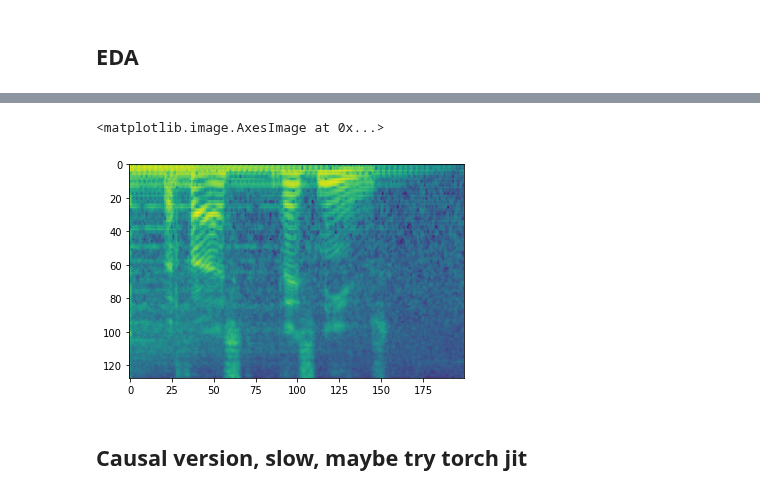
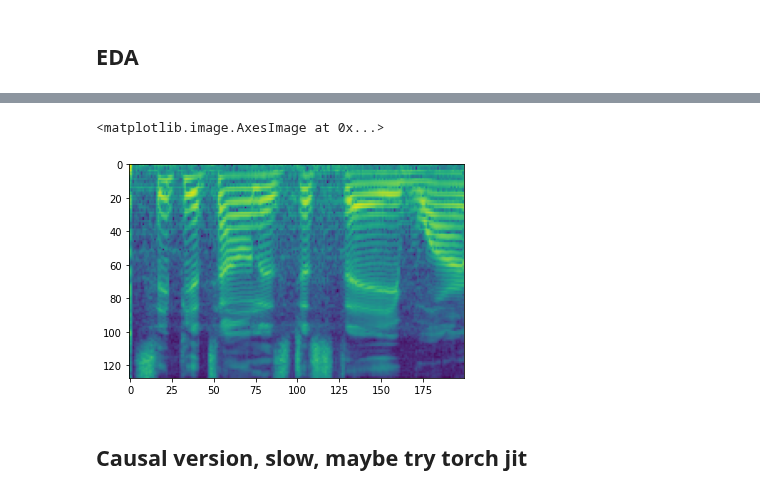
Before and after one commit to JunzheJosephZhu/Identifying-Speakers-in-Cocktail-Parties-with-E2E-Attention, a Jupyter notebook: Neural Networks.ipynb, the cells around one changed output, grey strips where cells are left out. Cells and saved outputs as stored; diff of their text form; code cells hidden in the pictures.

```diff
--- a/Neural Networks.ipynb
+++ b/Neural Networks.ipynb
@@ -113,35 +115,35 @@ class PairsDataSet(torch.utils.data.Dataset):
         return (seg1, seg2), label
     def make_spectrogram(self, segment):
         S = librosa.feature.melspectrogram(segment, n_mels = 128, n_fft = 512, hop_length = 161) # 32 ms window, 10 ms hop
         S_dB = librosa.power_to_db(S, ref=np.max).T[None, :, :] # add channel dimension
         S_dB = (S_dB+40)/40
         return(S_dB)
 trainset_cls = PairsDataSet()
 
 class TestSet(torch.utils.data.Dataset):
     def __init__(self):
         super().__init__()
-        self.pairs = pd.read_csv('testfiles/pairs.csv')
+        self.pairs = pd.read_csv('trainfiles/val-pairs.csv')
     def __len__(self):
         return len(self.pairs)
     def __getitem__(self, idx):
         pair = self.pairs.iloc[idx]
         seg1 = np.fromfile(pair['first_file'], dtype = np.int16)/(2**15)
         seg2 = np.fromfile(pair['second_file'], dtype = np.int16)/(2**15)
         seg1, seg2 = self.make_spectrogram(seg1), self.make_spectrogram(seg2)
         label = pair['label']
         return (seg1, seg2), label
     def make_spectrogram(self, segment):
         S = librosa.feature.melspectrogram(segment, n_mels = 128, n_fft = 512, hop_length = 161) # 32 ms window, 10 ms hop
         S_dB = librosa.power_to_db(S, ref=np.max).T[None, :, :] # add channel dimension
         S_dB = (S_dB+40)/40
         return(S_dB)
 testset = TestSet()
 idx = np.random.randint(len(testset))
 plt.imshow(testset[idx][0][np.random.randint(2)][0].T)
 # %% [output]
 <matplotlib.image.AxesImage at 0x...>
-[figure, old version]
+[figure, new version]
 # %% [markdown]
 ## Causal version, slow, maybe try torch jit
 # %%
```
Also changed, not shown: parts of 5 cells of this notebook, 7 other files.
